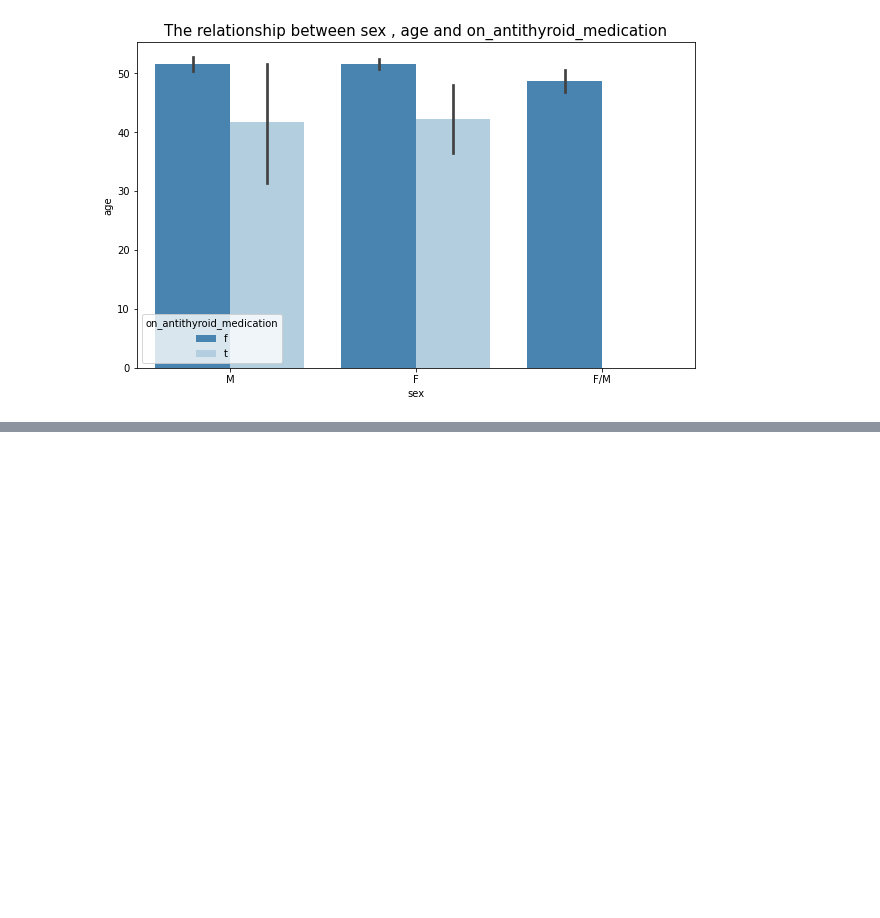
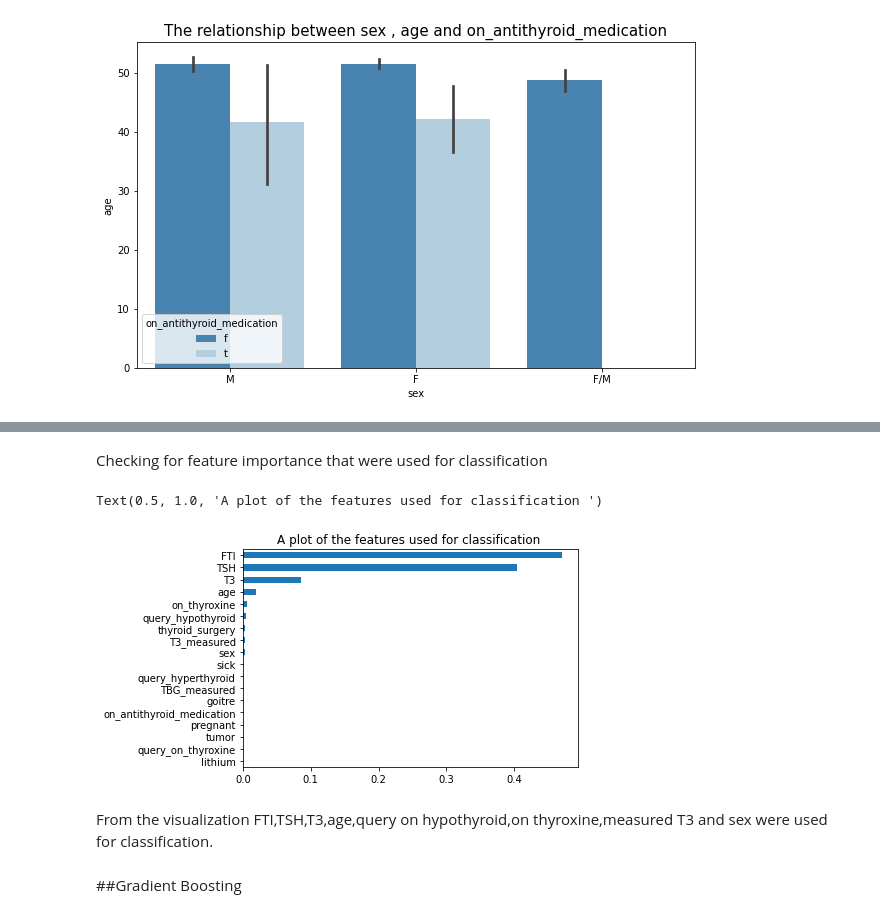
Before and after one commit to kipsangchepesa/Core12_moduleII-IP, a Jupyter notebook: Moringa_Data_Science_Core12__Module_II_Week__8__Independent_Project_2021_12_Mutai_Nicholas_Kipsang.ipynb, the cells around one changed output, grey strips where cells are left out. Cells and saved outputs as stored; diff of their text form; code cells hidden in the pictures; blank space fills up the shorter version.

```diff
--- a/Moringa_Data_Science_Core12__Module_II_Week__8__Independent_Project_2021_12_Mutai_Nicholas_Kipsang.ipynb
+++ b/Moringa_Data_Science_Core12__Module_II_Week__8__Independent_Project_2021_12_Mutai_Nicholas_Kipsang.ipynb
@@ -308,0 +393,10 @@ barplots(campdf,'sex','age','on_antithyroid_medication')
+# %%
+X_feat2=X_feat.drop(columns=['T4U_measured','T4U_measured','TT4_measured','TSH_measured','FTI_measured','TT4','T4U'],axis=1)
+X_feat2
+# Recheking the vif of the same set.
+X1=X_feat2.values
+X1
+vif = pd.DataFrame()
+vif["VIF Factor"] = [variance_inflation_factor(X_feat2.values, i) for i in range(X_feat2.shape[1])]
+vif["features"] = X_feat2.columns
+vif
@@ -308,0 +482,24 @@ barplots(campdf,'sex','age','on_antithyroid_medication')
+# %%
+#Using Grid searchcv
+# Create a based model
+rf = RandomForestClassifier()
+#Obtaining the param grid
+param_grid = {
+    'bootstrap': [True],
+    'max_depth': [3, 5, 10, 15],
+    'max_features': [2, 3],
+    'min_samples_leaf': [3, 4, 5],
+    'min_samples_split': [8, 10, 12],
+    'n_estimators': [100, 200, 300]}
+
+# Using ROC_AUC score to check the performance of the model and its ability to distinguish between classes since they are binary
+forest_search=GridSearchCV(estimator=rf,
+                           param_grid=param_grid,
+                           scoring='accuracy',
+                           n_jobs=1,cv=3)
+# Fitting the model
+forest_search.fit(X_train,Y_train)
+#Obtaining the best model/estimator
+best_model=forest_search.best_estimator_
+# Making predictions using the best model
+Y_search_pred=best_model.predict(X_test)
@@ -308,0 +543,16 @@ barplots(campdf,'sex','age','on_antithyroid_medication')
+# %% [markdown]
+Checking for feature importance that were used for classification
+# %%
+importance_rf=pd.Series(best_model.feature_importances_,index=X_feat2.columns)
+# Sorting the features
+sorted=importance_rf.sort_values()
+#Plotting the features with their importances
+sorted.plot(kind='barh')
+plt.title('A plot of the features used for classification ')
+# %% [output]
+Text(0.5, 1.0, 'A plot of the features used for classification ')
+[figure, added]
+# %% [markdown]
+From the visualization FTI,TSH,T3,age,query on hypothyroid,on thyroxine,measured T3 and sex were used for classification.
+# %% [markdown]
+##Gradient Boosting
```
Also changed, not shown: parts of 28 cells of this notebook.
